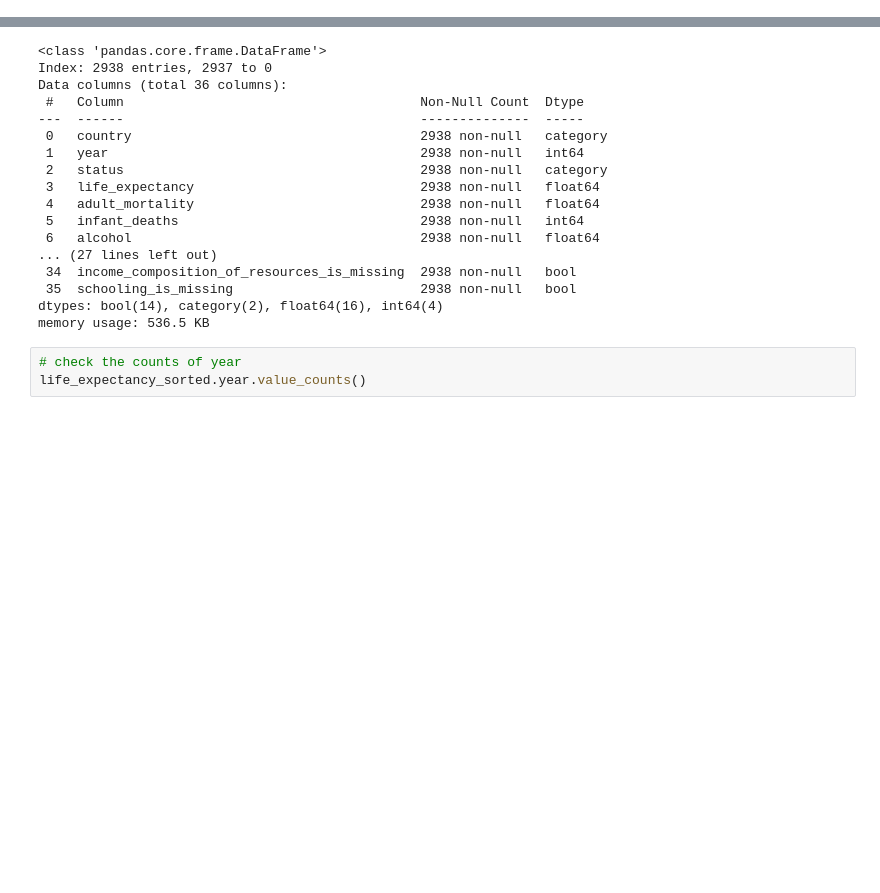
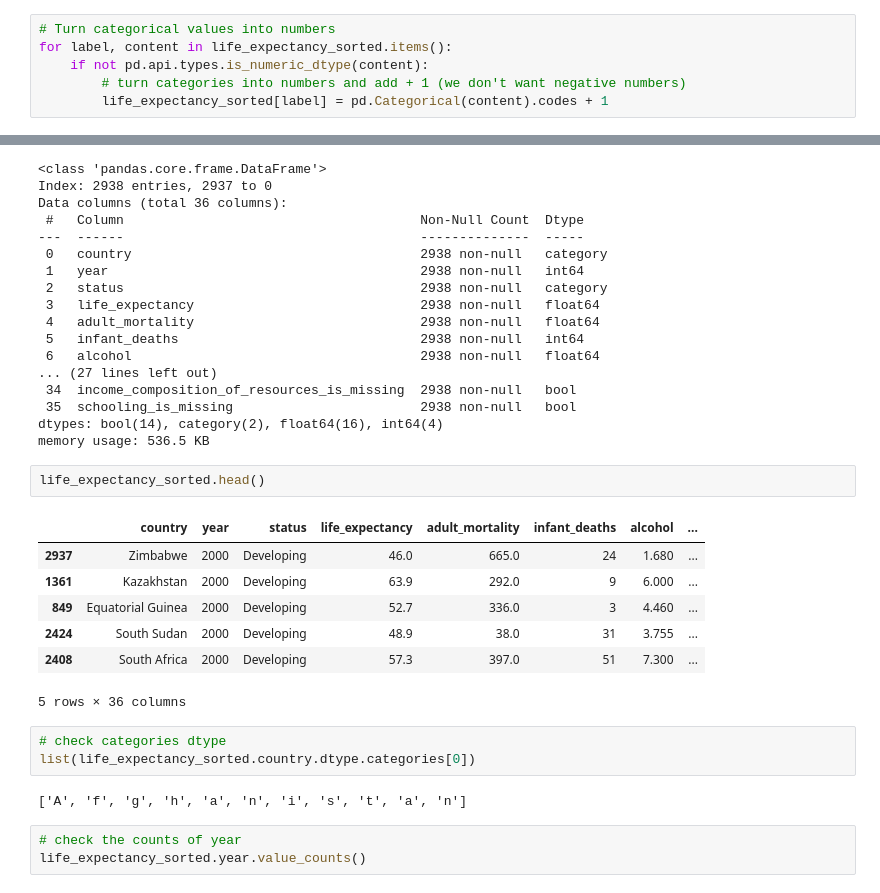
Before and after one commit to GoldenEye37/life-expectancy-prediction-project, a Jupyter notebook: end-to-end-life-expectancy-prediction-project.ipynb, the cells around one changed output, grey strips where cells are left out. Saved outputs shown, nothing was run; the diff lists cells and outputs as text; blank space fills up the shorter version.

```diff
--- a/end-to-end-life-expectancy-prediction-project.ipynb
+++ b/end-to-end-life-expectancy-prediction-project.ipynb
@@ -357,0 +385,6 @@ for label, content in life_expectancy_sorted.items():
+# %%
+# Turn categorical values into numbers
+for label, content in life_expectancy_sorted.items():
+    if not pd.api.types.is_numeric_dtype(content):
+        # turn categories into numbers and add + 1 (we don't want negative numbers)
+        life_expectancy_sorted[label] = pd.Categorical(content).codes + 1
@@ -423,6 +476,21 @@ Data columns (total 36 columns):
  35  schooling_is_missing                        2938 non-null   bool
 dtypes: bool(14), category(2), float64(16), int64(4)
 memory usage: 536.5 KB
+# %%
+life_expectancy_sorted.head()
+# %% [output]
+|  | country | year | status | life_expectancy | adult_mortality | infant_deaths | alcohol | ... |
+| 2937 | Zimbabwe | 2000 | Developing | 46.0 | 665.0 | 24 | 1.680 | ... |
+| 1361 | Kazakhstan | 2000 | Developing | 63.9 | 292.0 | 9 | 6.000 | ... |
+| 849 | Equatorial Guinea | 2000 | Developing | 52.7 | 336.0 | 3 | 4.460 | ... |
+| 2424 | South Sudan | 2000 | Developing | 48.9 | 38.0 | 31 | 3.755 | ... |
+| 2408 | South Africa | 2000 | Developing | 57.3 | 397.0 | 51 | 7.300 | ... |
+5 rows × 36 columns
+# %%
+# check categories dtype
+list(life_expectancy_sorted.country.dtype.categories[0])
+# %% [output]
+['A', 'f', 'g', 'h', 'a', 'n', 'i', 's', 't', 'a', 'n']
 # %%
 # check the counts of year
 life_expectancy_sorted.year.value_counts()
```
Also changed, not shown: parts of 11 cells of this notebook.
